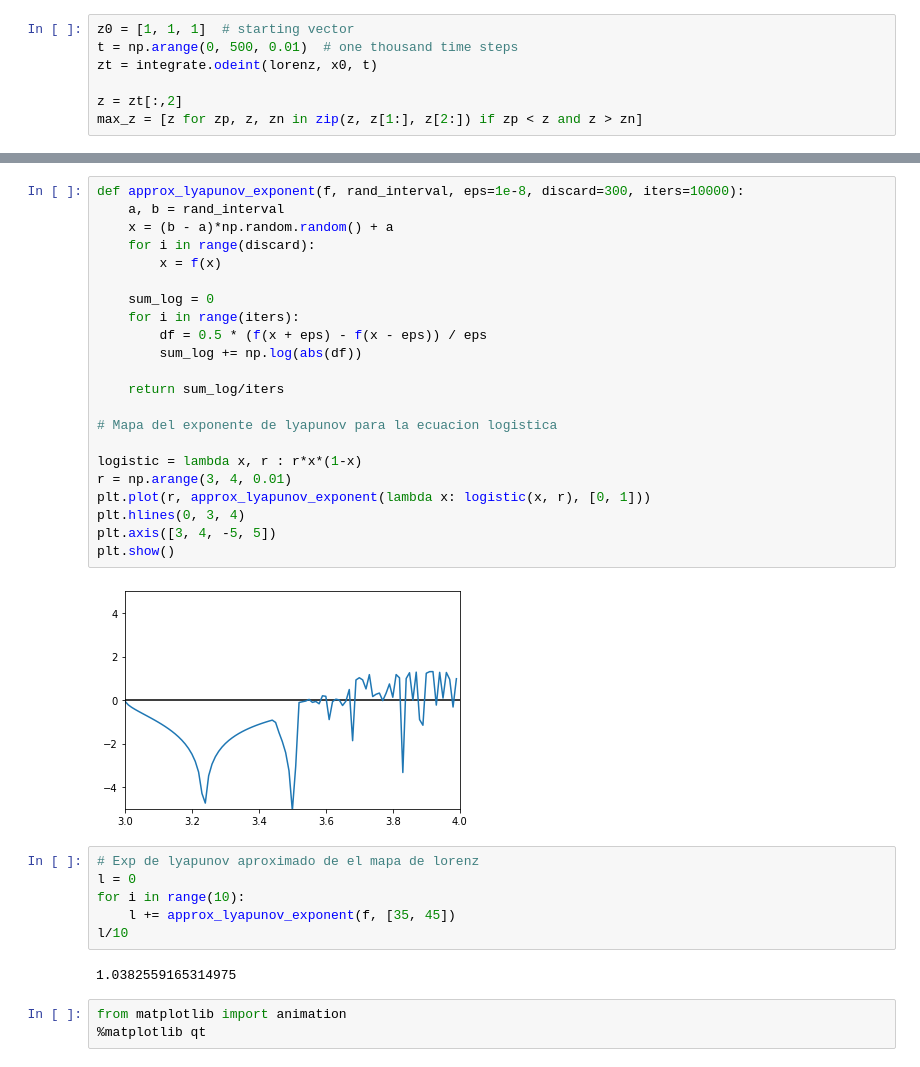
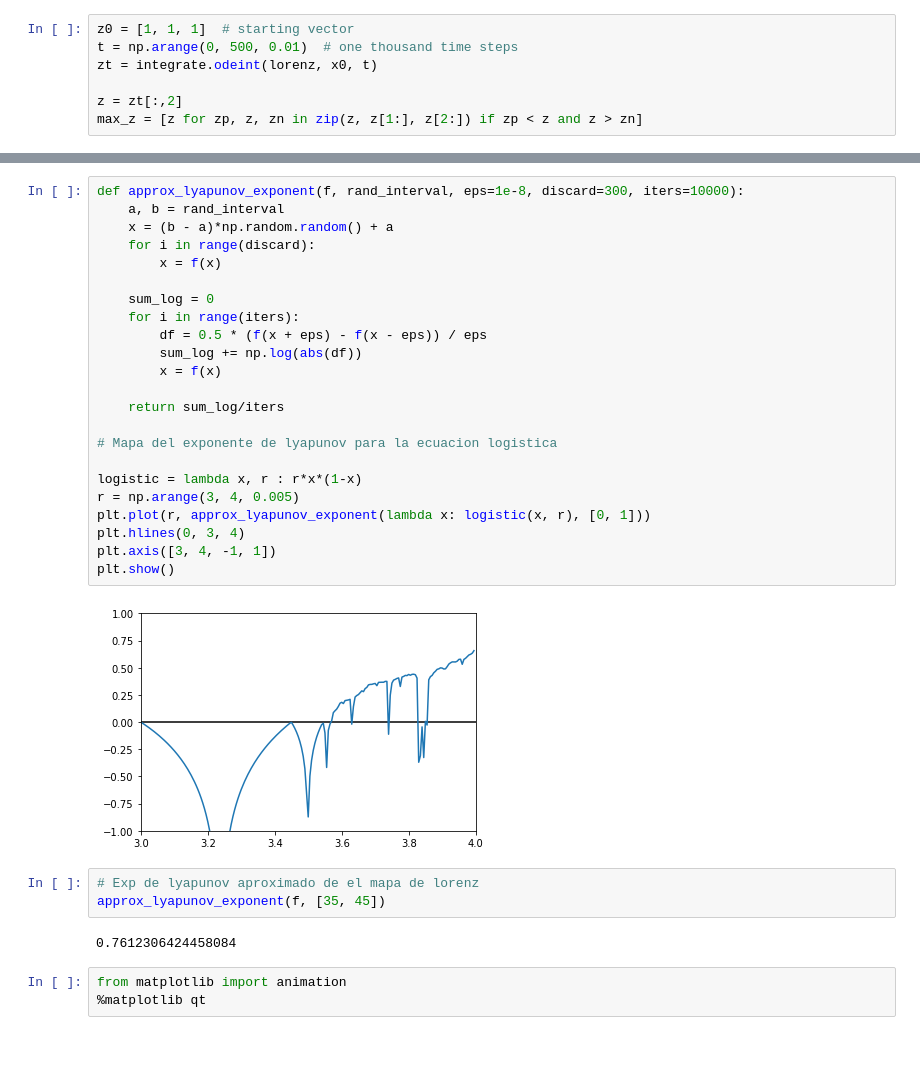
Before and after one commit to ekiMGlz/lyapunov-exp, a Jupyter notebook: lorenz.ipynb, the cells around one changed output, grey strips where cells are left out. Saved outputs shown, nothing was run; the diff lists cells and outputs as text.

```diff
--- a/lorenz.ipynb
+++ b/lorenz.ipynb
@@ -69,35 +69,33 @@ plt.show()
 # %%
 def approx_lyapunov_exponent(f, rand_interval, eps=1e-8, discard=300, iters=10000):
     a, b = rand_interval
     x = (b - a)*np.random.random() + a
     for i in range(discard):
         x = f(x)
 
     sum_log = 0
     for i in range(iters):
         df = 0.5 * (f(x + eps) - f(x - eps)) / eps
         sum_log += np.log(abs(df))
+        x = f(x)
 
     return sum_log/iters
 
 # Mapa del exponente de lyapunov para la ecuacion logistica
 
 logistic = lambda x, r : r*x*(1-x)
-r = np.arange(3, 4, 0.01)
+r = np.arange(3, 4, 0.005)
 plt.plot(r, approx_lyapunov_exponent(lambda x: logistic(x, r), [0, 1]))
 plt.hlines(0, 3, 4)
-plt.axis([3, 4, -5, 5])
+plt.axis([3, 4, -1, 1])
 plt.show()
 # %% [output]
-[figure, old version]
+[figure, new version]
 # %%
 # Exp de lyapunov aproximado de el mapa de lorenz
-l = 0
-for i in range(10):
-    l += approx_lyapunov_exponent(f, [35, 45])
-l/10
+approx_lyapunov_exponent(f, [35, 45])
 # %% [output]
-1.0382559165314975
+0.7612306424458084
 # %%
 from matplotlib import animation
 %matplotlib qt
```
Also changed, not shown: parts of 11 cells of this notebook, 1 other file.
